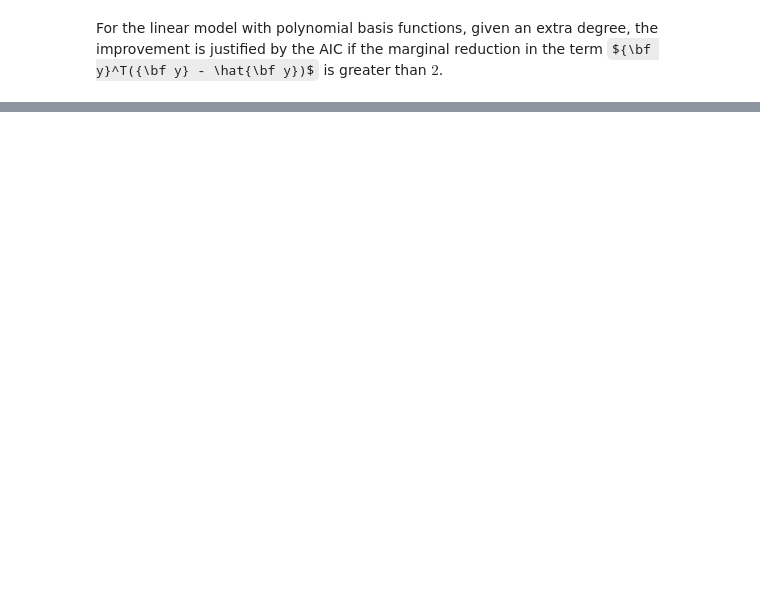
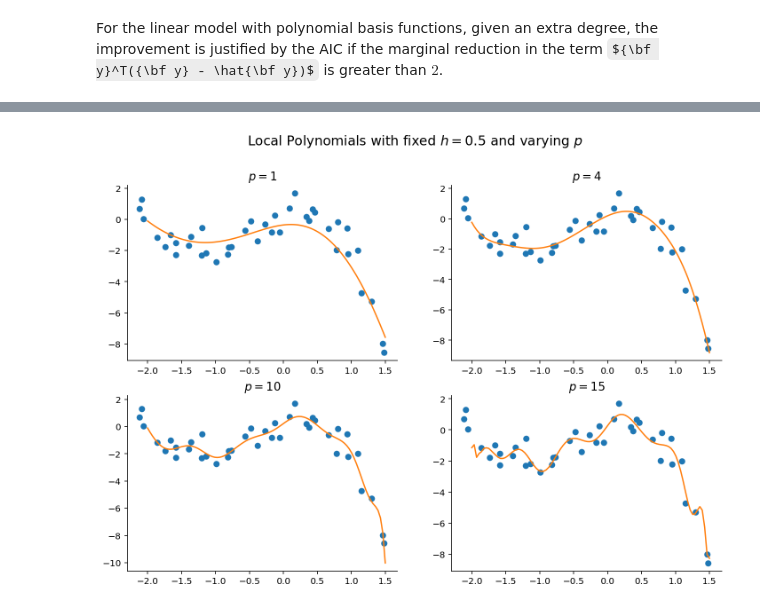
Before and after one commit to gerdm/QMUL, a Jupyter notebook: 7CCMCS06-elements-statistical-learning/problem-sheets/problem-sheet-03.ipynb, the cells around one changed output, grey strips where cells are left out. Drawn from its saved outputs; the diff is of its cells as text; code cells hidden in the pictures; some formulas as TeX source; blank space fills up the shorter version.

Commit message:
7CCMCS06-feat: add local polynomial implementation of problem-sheet 3

```diff
--- a/7CCMCS06-elements-statistical-learning/problem-sheets/problem-sheet-03.ipynb
+++ b/7CCMCS06-elements-statistical-learning/problem-sheets/problem-sheet-03.ipynb
@@ -107,0 +198,16 @@ For the linear model with polynomial basis functions, given an extra degree, the
+# %%
+fig, ax = plt.subplots(2, 2, figsize=(12, 8))
+ax = ax.ravel()
+
+h = 0.5
+poly_deg = [1, 4, 10, 15]
+for p, axi in zip(poly_deg, ax):
+    ytest = local_polynomial(xtest, x, y, h, p)
+    axi.plot(xtest, ytest, c="tab:orange")
+    axi.scatter(x, y);
+    axi.set_title(f"$p={p}$", fontsize=13)
+
+title = f"Local Polynomials with fixed $h={h}$ and varying $p$"
+plt.suptitle(title, fontsize=15);
+# %% [output]
+[figure, added]
```
Also changed, not shown: parts of 6 cells of this notebook.
